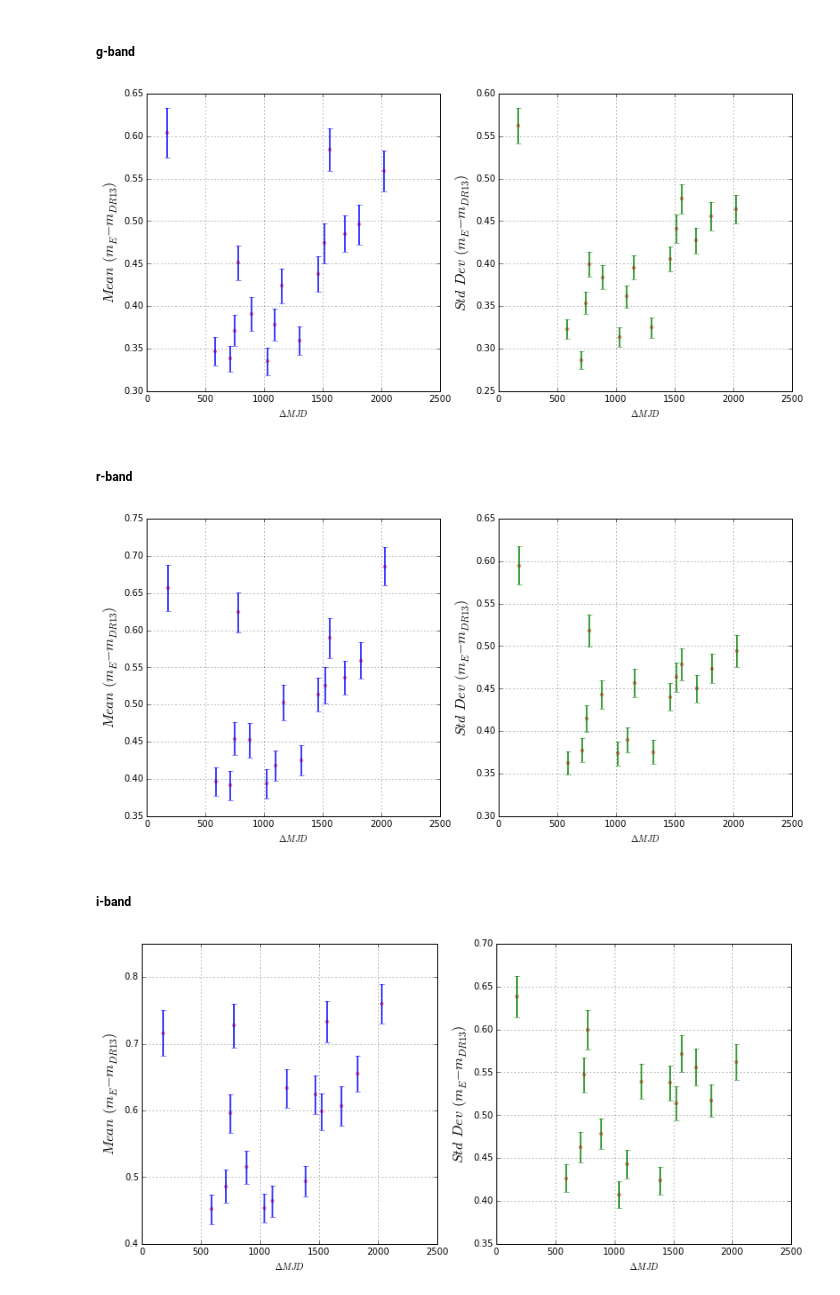
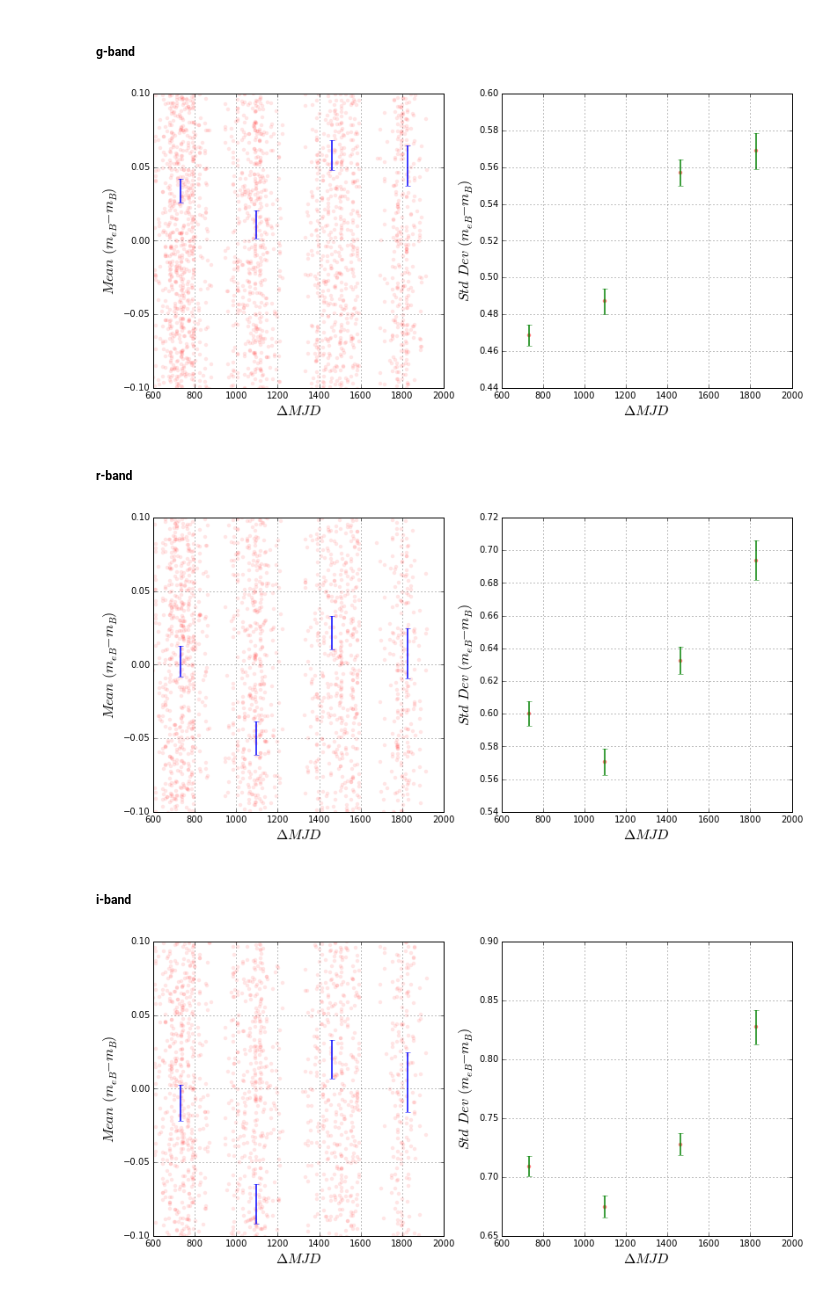
Before and after one commit to belaa/eboss-lya-qa, a Jupyter notebook: eboss_boss_repeat_qsos.ipynb, the cells around one changed output. Drawn from its saved outputs; the diff is of its cells as text; code cells hidden in the pictures.

Commit message:
Deleted DR12 data

```diff
--- a/eboss_boss_repeat_qsos.ipynb
+++ b/eboss_boss_repeat_qsos.ipynb
@@ -28,6 +23,5 @@ from astropy.table import Table, join, hstack, unique
 
 ``bossquery --full --what 'PLATE,MJD,FIBER,THING_ID,RUN,RERUN,CAMCOL,FIELD,ID,PLUG_RA,PLUG_DEC,SPECTROFLUX_1,SPECTROFLUX_2,SPECTROFLUX_3' --where 'CLASS="QSO" and ZWARNING=0 and Z_ERR>0 and RUN>0 and EBOSS_TARGET1&4096>0' --max-rows 100000 --save eboss_qsos.dat``
 # %%
-boss = Table.read('boss_qsos.dat', format='ascii')
-dr13 = Table.read('dr13_qsos.dat', format='ascii')
+boss = Table.read('dr13_qsos.dat', format='ascii')
 eboss = Table.read('eboss_qsos.dat', format='ascii')
@@ -95,62 +63,55 @@ plt.ylabel('Number of days elapsed');
 # %%
 def plot_statistics(x, y, num_bins):
-    #1. trim data and eliminate negative flux values
-    pos_vals = y > 0
-    y = y[pos_vals]
-    x = x[pos_vals]
+    good_vals = np.isfinite(y)
+    y = y[good_vals]
+    x = x[good_vals]
     in_window = (y > np.percentile(y, 1))&(y < np.percentile(y, 99))
     y = y[in_window]
     x = x[in_window]
     y_mean = np.mean(y)
-    #2. bin x
     percentile_step = 100./num_bins
-    bin_edges = []
-    for i in range(num_bins+1):
-        bin_edges.append(np.percentile(x, percentile_step*(i)))
-    bin_edges = np.array(bin_edges)
-    #3. calculate moments
+    bin_edges = (0.5 + np.arange(1, 6)) * 365.25
     zero_order = np.histogram(x, bins=bin_edges)[0]
     first_order = np.histogram(x, bins=bin_edges, weights=y)[0]
     second_order = np.histogram(x, bins=bin_edges, weights=y**2)[0]
-    #4. calculate statistics
     mean = first_order/zero_order
     std_dev = np.sqrt(second_order/zero_order - mean**2)
     mean_err = std_dev/np.sqrt(zero_order)
     std_dev_err = std_dev/np.sqrt(2*(zero_order-1))
-    #5. find mid-point of each bin
     x_axis = (bin_edges[:-1]+bin_edges[1:])/2.
-    #6. plot stats
     plt.figure(figsize=(13,6))
     plt.subplot(1,2,1)
-    plt.scatter(x_axis, mean, lw=0, color='r', alpha=0.5)
+    plt.scatter(x, y, lw=0, color='r', alpha=0.1)
+    plt.ylim(-.1,.1)
+    plt.xlim(600, 2000)
     plt.errorbar(x_axis, mean, ls='None', color='b', lw=1.5, yerr=mean_err)
-    plt.xlabel('$\Delta MJD$')
-    plt.ylabel('$Mean\,(m_{E} - m_{DR13})$', fontsize=16)
+    plt.xlabel('$\Delta MJD$', fontsize=16)
+    plt.ylabel('$Mean\,(m_{eB} - m_{B})$', fontsize=16)
     plt.grid()
     plt.subplot(1,2,2)
     plt.scatter(x_axis, std_dev, lw=0, color='r', alpha=0.5)
     plt.errorbar(x_axis, std_dev, ls='None', color='g', lw=1.5, yerr=std_dev_err)
-    plt.xlabel('$\Delta MJD$')
-    plt.ylabel('$Std\,Dev\,(m_{E} - m_{DR13})$', fontsize=16)
+    plt.xlabel('$\Delta MJD$', fontsize=16)
+    plt.ylabel('$Std\,Dev\,(m_{eB} - m_{B})$', fontsize=16)
     plt.grid()
 # %% [markdown]
 ##### g-band
 # %%
-plot_statistics(eboss_dr13_overlap['MJD_E']-eboss_dr13_overlap['MJD_D'],
-                -2.5*np.log10(eboss_dr13_overlap['SPECTROFLUX_1_E']/eboss_dr13_overlap['SPECTROFLUX_1_D']), 16)
+plot_statistics(eboss_boss_overlap['MJD_E']-eboss_boss_overlap['MJD_B'],
+                -2.5*np.log10(eboss_boss_overlap['SPECTROFLUX_1_E']/eboss_boss_overlap['SPECTROFLUX_1_B']), 10)
 # %% [output]
-[figure, old version]
+[figure, new version]
 # %% [markdown]
 ##### r-band
 # %%
-plot_statistics(eboss_dr13_overlap['MJD_E']-eboss_dr13_overlap['MJD_D'],
-                -2.5*np.log10(eboss_dr13_overlap['SPECTROFLUX_2_E']/eboss_dr13_overlap['SPECTROFLUX_2_D']), 16)
+plot_statistics(eboss_boss_overlap['MJD_E']-eboss_boss_overlap['MJD_B'],
+                -2.5*np.log10(eboss_boss_overlap['SPECTROFLUX_2_E']/eboss_boss_overlap['SPECTROFLUX_2_B']), 10)
 # %% [output]
-[figure, old version]
+[figure, new version]
 # %% [markdown]
 ##### i-band
 # %%
-plot_statistics(eboss_dr13_overlap['MJD_E']-eboss_dr13_overlap['MJD_D'],
-                -2.5*np.log10(eboss_dr13_overlap['SPECTROFLUX_3_E']/eboss_dr13_overlap['SPECTROFLUX_3_D']), 16)
+plot_statistics(eboss_boss_overlap['MJD_E']-eboss_boss_overlap['MJD_B'],
+                -2.5*np.log10(eboss_boss_overlap['SPECTROFLUX_3_E']/eboss_boss_overlap['SPECTROFLUX_3_B']), 10)
 # %% [output]
-[figure, old version]
+[figure, new version]
```
Also changed, not shown: parts of 14 cells of this notebook, 1 other file.
